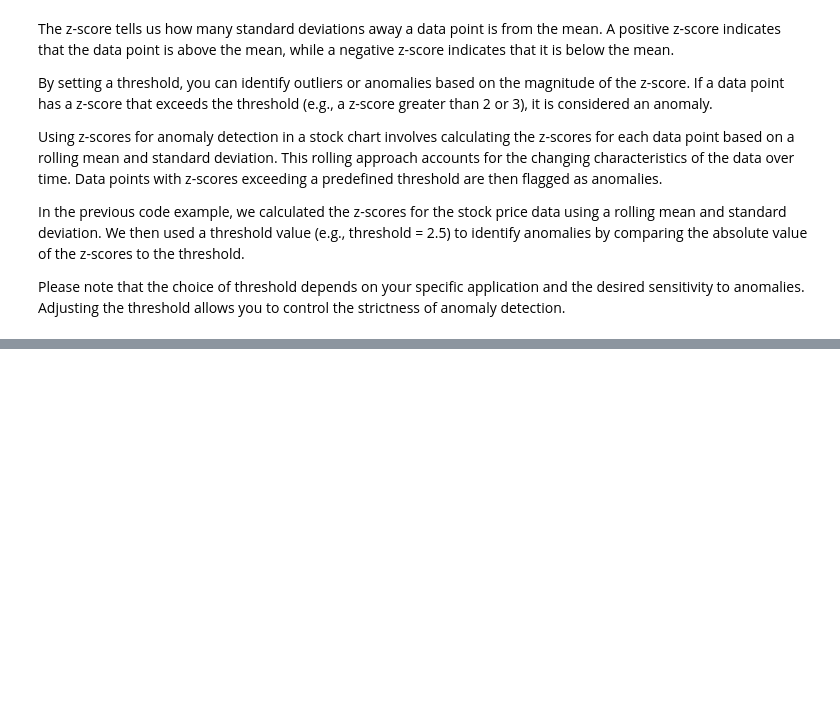
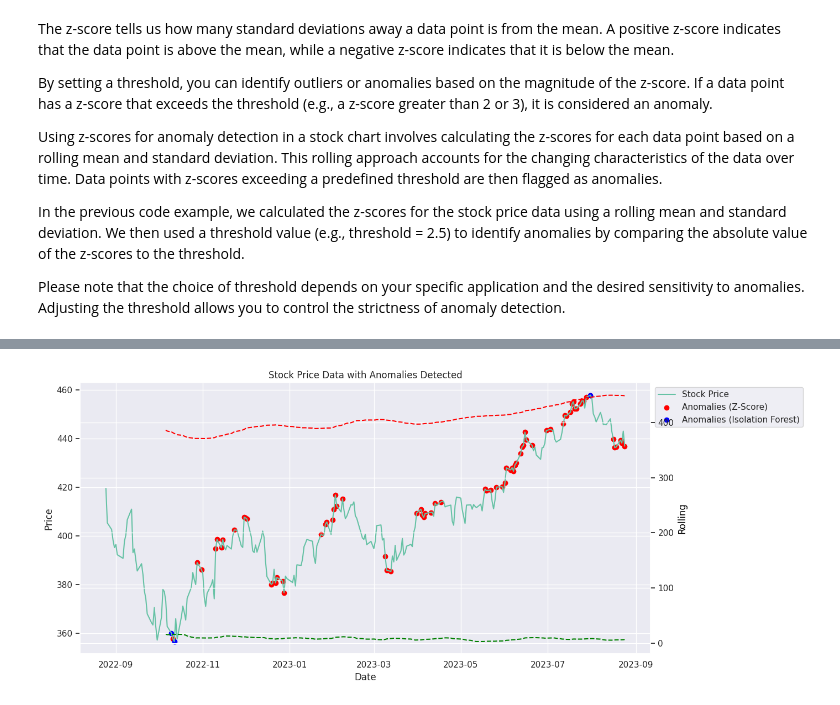
Before and after one commit to Bborub/bk-bridge-pedestrian, a Jupyter notebook: Stox28Aug23.ipynb, the cells around one changed output, grey strips where cells are left out. Saved outputs shown, nothing was run; the diff lists cells and outputs as text; code cells hidden in the pictures; blank space fills up the shorter version.

```diff
--- a/Stox28Aug23.ipynb
+++ b/Stox28Aug23.ipynb
@@ -1322,0 +1678,98 @@ Please note that the choice of threshold depends on your specific application an
+# %%
+import yfinance as yf
+import pandas as pd
+import numpy as np
+from sklearn.ensemble import IsolationForest
+import matplotlib.pyplot as plt
+import seaborn as sns
+
+# Load the stock price data
+start = "2022-08-25"
+end = "2023-08-25"
+data = yf.download("SPY", start, end)
+
+# Prepare the data for anomaly detection
+df = data[["Close"]].copy()
+df.reset_index(inplace=True)
+df.rename(columns={"Date": "ds", "Close": "y"}, inplace=True)
+
+# Calculate the rolling mean and standard deviation
+window = 30  # Adjust this window size as per your preference
+rolling_mean = df["y"].rolling(window).mean()
+rolling_std = df["y"].rolling(window).std()
+
+# Calculate the mean and standard deviation of the stock price
+mean_price = df["y"].mean()
+std_price = df["y"].std()
+
+# Calculate the z-scores for each data point
+z_scores = (df["y"] - rolling_mean) / rolling_std
+
+# Define a threshold for anomaly detection
+threshold = 1.5  # Adjust this threshold as per your preference
+
+# Find the anomalies using z-scores
+anomalies_zscore = df[np.abs(z_scores) > threshold]
+
+# Convert the stock price data to a numpy array
+X = df["y"].values.reshape(-1, 1)
+
+# Detect anomalies using the Isolation Forest algorithm with the optimal contamination
+optimal_contamination = 0.01  # Replace with the actual optimal value obtained from cross-validation
+
+model = IsolationForest(contamination=optimal_contamination)
+model.fit(X)
+
+# Find the anomalies using the Isolation Forest
+anomalies_isolation = df[model.predict(X) == -1]
+
+# Print the optimal contamination value
+print("Optimal Contamination Value:", optimal_contamination)
+
+# Print the mean and standard deviation of the stock price
+print("Mean Price:", mean_price)
+print("Standard Deviation:", std_price)
+
+# Set style using seaborn
+sns.set(style="darkgrid", palette="Set2")
+
+# Create a figure and axes
+fig, ax1 = plt.subplots(figsize=(12, 6))
+
+# Plot the stock price data
+ax1.plot(df["ds"], df["y"], label="Stock Price")
+ax1.set_xlabel("Date")
+ax1.set_ylabel("Price")
+ax1.tick_params(axis="y")
+
+# Create a secondary y-axis for rolling mean and rolling standard deviation
+ax2 = ax1.twinx()
+
+# Plot the rolling mean and rolling standard deviation
+ax2.plot(df["ds"], rolling_mean, label="Rolling Mean", linestyle="--", color="red")
+ax2.plot(df["ds"], rolling_std, label="Rolling Std", linestyle="--", color="green")
+ax2.set_ylabel("Rolling", color="black")
+ax2.tick_params(axis="y")
+
+# Highlight the anomalies detected using z-scores
+ax1.scatter(anomalies_zscore["ds"], anomalies_zscore["y"], color="red", label="Anomalies (Z-Score)")
+
+# Highlight the anomalies detected using Isolation Forest
+ax1.scatter(anomalies_isolation["ds"], anomalies_isolation["y"], color="blue", label="Anomalies (Isolation Forest)")
+
+# Set titles and labels
+ax1.set_title("Stock Price Data with Anomalies Detected")
+ax1.set_xlabel("Date")
+
+# Rotate x-axis tick labels for better readability
+plt.xticks(rotation=45)
+
+# Adjust spacing and layout
+fig.tight_layout()
+
+# Move the legend outside the plot
+ax1.legend(loc="upper left", bbox_to_anchor=(1,1))
+
+# Display the chart
+plt.show()
+# %% [output]
@@ -1322,0 +1780 @@ Please note that the choice of threshold depends on your specific application an
+[figure, added]
```
Also changed, not shown: parts of 5 cells of this notebook.
